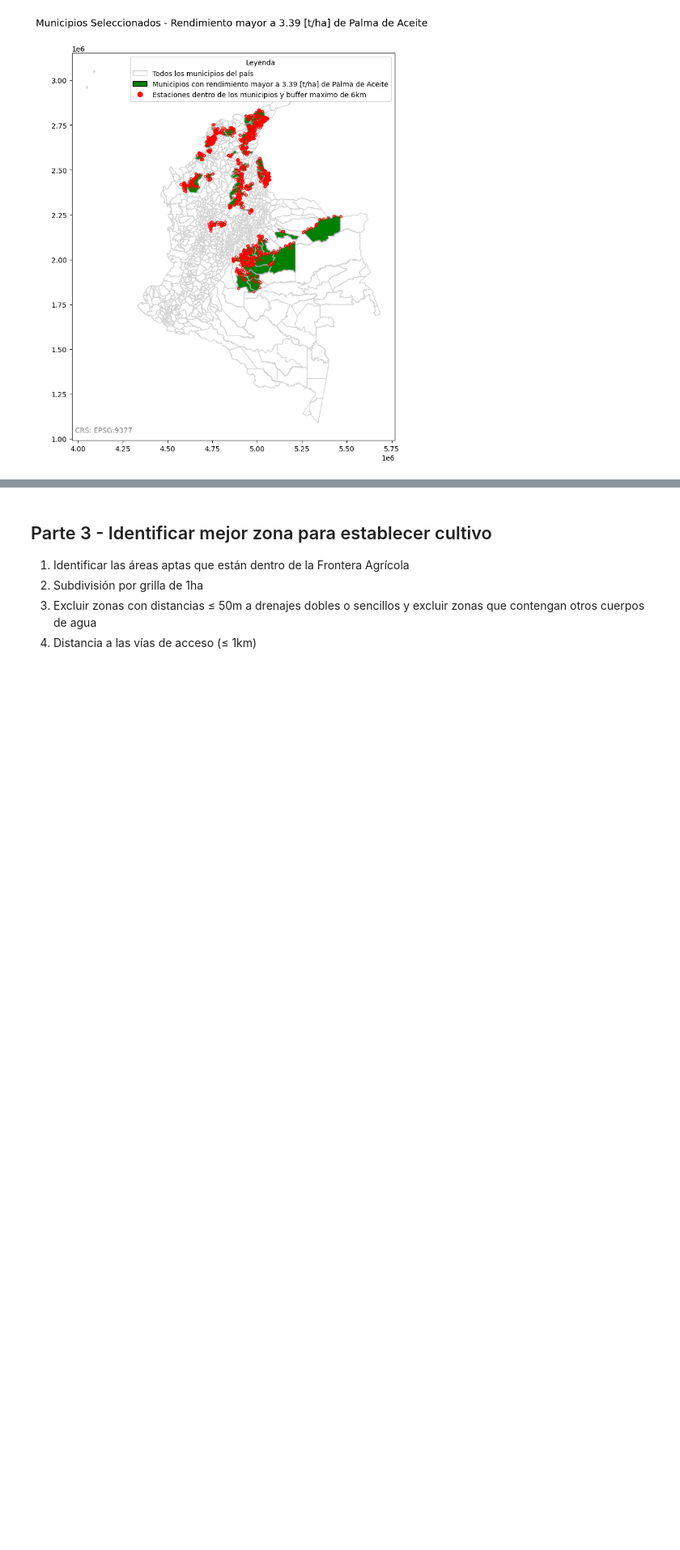
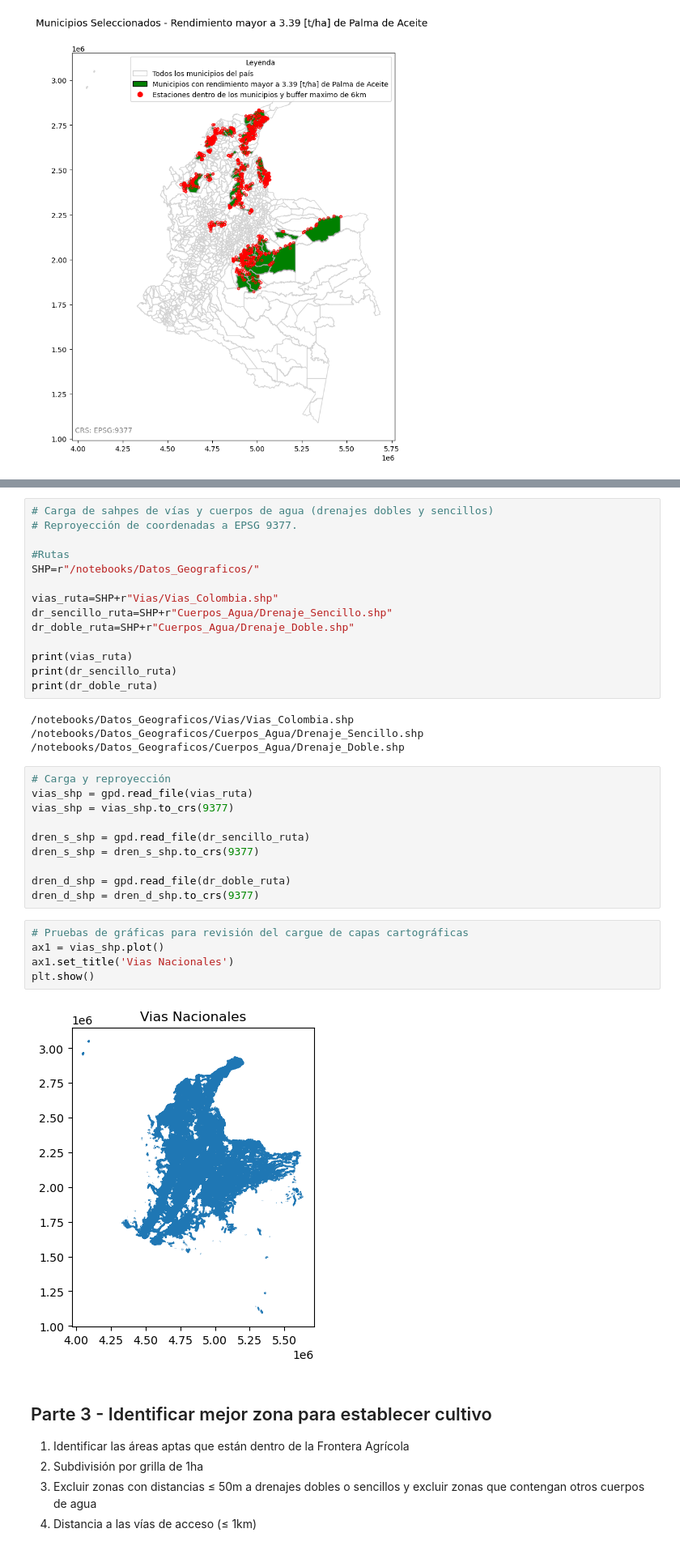
Before and after one commit to DSVRUNAL/Workshop_6, a Jupyter notebook: DSVR_Taller_Workshop6.ipynb, the cells around one changed output, grey strips where cells are left out. Shown: that part at 81% size. Saved outputs shown, nothing was run; the diff lists cells and outputs as text; blank space fills up the shorter version.

```diff
--- a/DSVR_Taller_Workshop6.ipynb
+++ b/DSVR_Taller_Workshop6.ipynb
@@ -314,6 +298,41 @@ print('Columnas limpias\n',palma_mun_l.columns.tolist())
 [figure]
 Columnas limpias
  ['DEPARTAMENTO', 'DPTO_COD', 'MPIO_NOM', 'MUN_COD', 'Area_Ha', 'CULTIVO', 'Área Sembrada_(ha)', 'Área Cosechada_(ha)', 'Producción_(t)', 'Rendimiento_(t/ha)', 'n_estaciones']
+# %%
+# Carga de sahpes de vías y cuerpos de agua (drenajes dobles y sencillos)
+# Reproyección de coordenadas a EPSG 9377.
+
+#Rutas
+SHP=r"/notebooks/Datos_Geograficos/"
+
+vias_ruta=SHP+r"Vias/Vias_Colombia.shp"
+dr_sencillo_ruta=SHP+r"Cuerpos_Agua/Drenaje_Sencillo.shp"
+dr_doble_ruta=SHP+r"Cuerpos_Agua/Drenaje_Doble.shp"
+
+print(vias_ruta)
+print(dr_sencillo_ruta)
+print(dr_doble_ruta)
+# %% [output]
+/notebooks/Datos_Geograficos/Vias/Vias_Colombia.shp
+/notebooks/Datos_Geograficos/Cuerpos_Agua/Drenaje_Sencillo.shp
+/notebooks/Datos_Geograficos/Cuerpos_Agua/Drenaje_Doble.shp
+# %%
+# Carga y reproyección
+vias_shp = gpd.read_file(vias_ruta)
+vias_shp = vias_shp.to_crs(9377)
+
+dren_s_shp = gpd.read_file(dr_sencillo_ruta)
+dren_s_shp = dren_s_shp.to_crs(9377)
+
+dren_d_shp = gpd.read_file(dr_doble_ruta)
+dren_d_shp = dren_d_shp.to_crs(9377)
+# %%
+# Pruebas de gráficas para revisión del cargue de capas cartográficas
+ax1 = vias_shp.plot()
+ax1.set_title('Vias Nacionales')
+plt.show()
+# %% [output]
+[figure, added]
 # %% [markdown]
 ## Parte 3 - Identificar mejor zona para establecer cultivo
 1. Identificar las áreas aptas que están dentro de la Frontera Agrícola
```
Also changed, not shown: parts of 3 cells of this notebook.
